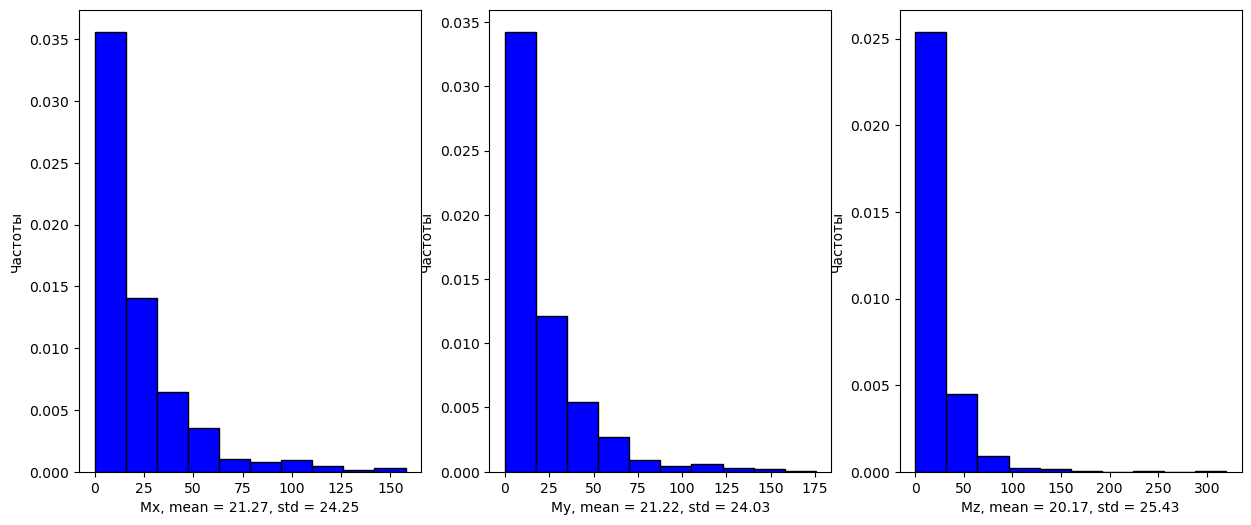
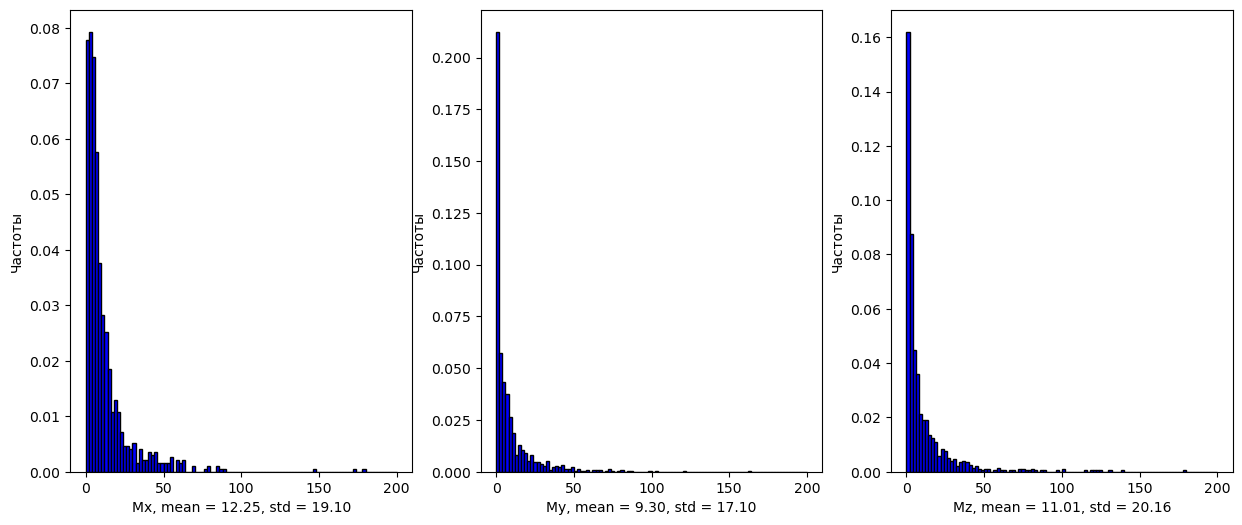
Unified diff of the notebook cell whose output changed from the first chart to the second:
--- before
+++ after
@@ -19,5 +19,5 @@
 deads = 0
 for j in range(n):
-    crit, rel, abse = testing(1, 1, modeling_params=[2000, 0.1, 500, 50], func_params=[20])
+    crit, rel, abse = testing(1, 1, modeling_params=[2000, 0.01, 500, 50], func_params=[20])
     if np.max(rel[0:3] + rel[9:]) > 100:
         deads += 1
@@ -41,6 +41,6 @@
 for i in range(3):
     plt.subplot(1, 3, i + 1)
-    bins = np.arange(0, 101, 1)
-    plt.hist(res[axis_name[i]], density=True, color='blue', edgecolor='black')
+    bins = np.arange(0, 201, 2)
+    plt.hist(res[axis_name[i]], density=True, color='blue', edgecolor='black', bins=bins)
     # plt.xlim(0, 100)
     plt.xlabel(f'{axis_name[i]}, mean = {np.mean(res[axis_name[i]]):.2f}, std = {np.std(res[axis_name[i]]):.2f}')
@@ -50,6 +50,6 @@
 for i in range(3):
     plt.subplot(1, 3, i + 1)
-    bins = np.arange(0, 101, 1)
-    plt.hist(res[axis_name[i+3]], density=True, color='blue', edgecolor='black')
+    bins = np.arange(0, 51, 1)
+    plt.hist(res[axis_name[i+3]], density=True, color='blue', edgecolor='black', bins=bins)
     # plt.xlim(0, 100)
     plt.xlabel(f'{axis_name[i+3]}, mean = {np.mean(res[axis_name[i+3]]):.5f}, std = {np.std(res[axis_name[i+3]]):.5f}')
@@ -59,6 +59,6 @@
 for i in range(6):
     plt.subplot(2, 3, i + 1)
-    bins = np.arange(0, 101, 1)
-    plt.hist(res[axis_name[i+6]], density=True, color='blue', edgecolor='black')
+    bins = np.arange(0, 0.5, 0.05)
+    plt.hist(res[axis_name[i+6]], density=True, color='blue', edgecolor='black', bins=bins)
     # plt.xlim(0, 100)
     plt.xlabel(f'{axis_name[i+6]}, mean = {np.mean(res[axis_name[i+6]]):.5f}, std = {np.std(res[axis_name[i+6]]):.5f}')

Commit: dodecaedr generation